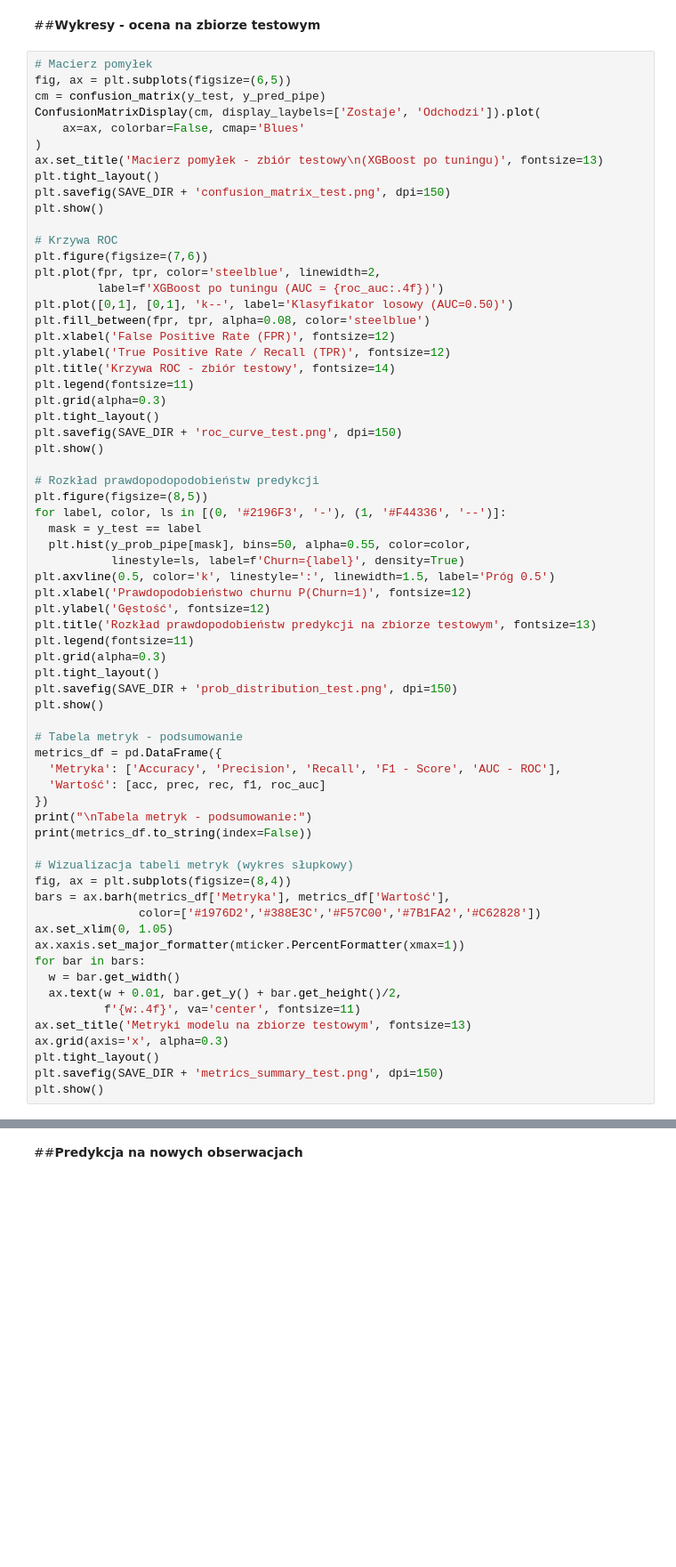
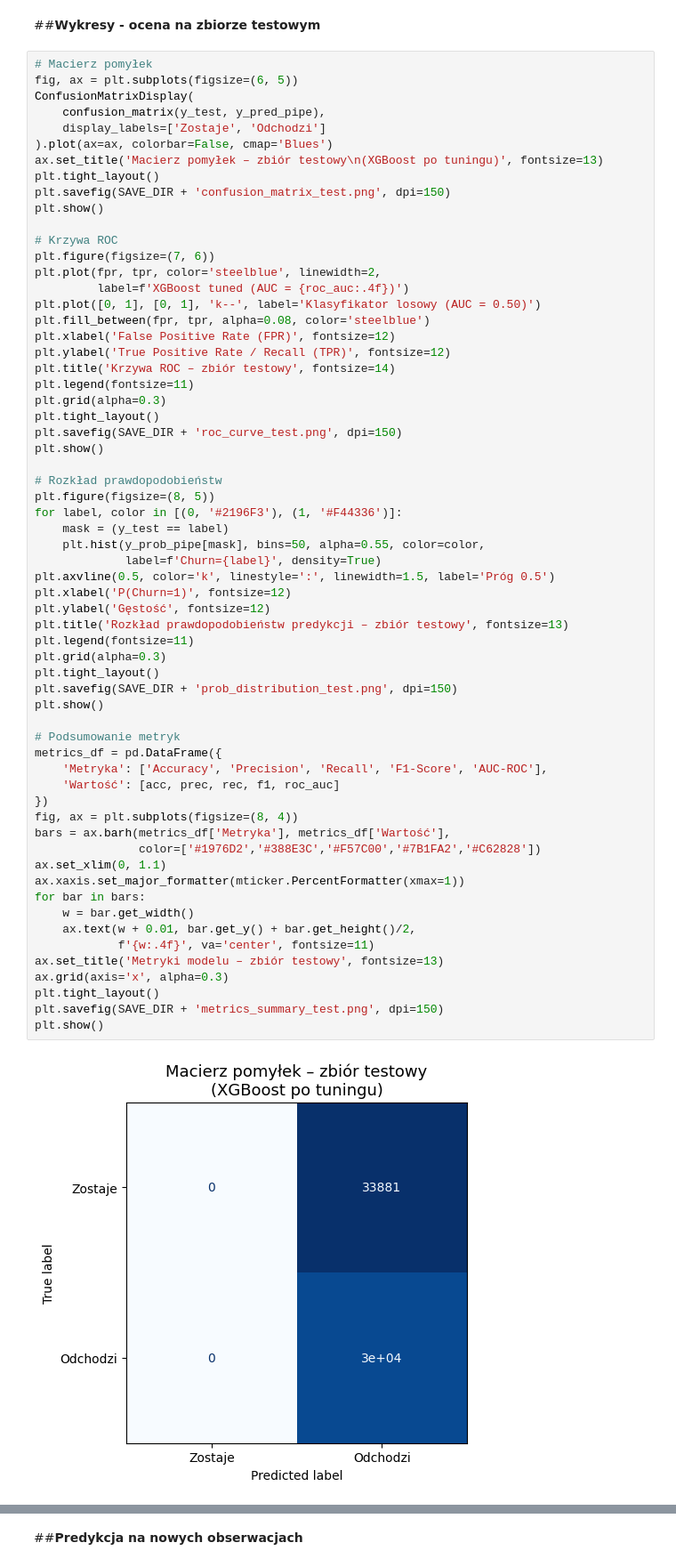
Before and after one commit to weronix123/customer-churn, a Jupyter notebook: churn_projekt.ipynb, the cells around one changed output, grey strips where cells are left out. Shown at 89% size. Cells and saved outputs as stored; diff of their text form; blank space fills up the shorter version.

Commit message:
Kamień Milowy 5: Wdrożenie Modelu - wersja działająca :)

```diff
--- a/churn_projekt.ipynb
+++ b/churn_projekt.ipynb
@@ -589,67 +628,65 @@ Feature names unseen at fit time:
 ##**Wykresy - ocena na zbiorze testowym**
 # %%
 # Macierz pomyłek
-fig, ax = plt.subplots(figsize=(6,5))
-cm = confusion_matrix(y_test, y_pred_pipe)
-ConfusionMatrixDisplay(cm, display_laybels=['Zostaje', 'Odchodzi']).plot(
-    ax=ax, colorbar=False, cmap='Blues'
-)
-ax.set_title('Macierz pomyłek - zbiór testowy\n(XGBoost po tuningu)', fontsize=13)
+fig, ax = plt.subplots(figsize=(6, 5))
+ConfusionMatrixDisplay(
+    confusion_matrix(y_test, y_pred_pipe),
+    display_labels=['Zostaje', 'Odchodzi']
+).plot(ax=ax, colorbar=False, cmap='Blues')
+ax.set_title('Macierz pomyłek – zbiór testowy\n(XGBoost po tuningu)', fontsize=13)
 plt.tight_layout()
 plt.savefig(SAVE_DIR + 'confusion_matrix_test.png', dpi=150)
 plt.show()
 
 # Krzywa ROC
-plt.figure(figsize=(7,6))
+plt.figure(figsize=(7, 6))
 plt.plot(fpr, tpr, color='steelblue', linewidth=2,
-         label=f'XGBoost po tuningu (AUC = {roc_auc:.4f})')
-plt.plot([0,1], [0,1], 'k--', label='Klasyfikator losowy (AUC=0.50)')
+         label=f'XGBoost tuned (AUC = {roc_auc:.4f})')
+plt.plot([0, 1], [0, 1], 'k--', label='Klasyfikator losowy (AUC = 0.50)')
 plt.fill_between(fpr, tpr, alpha=0.08, color='steelblue')
 plt.xlabel('False Positive Rate (FPR)', fontsize=12)
 plt.ylabel('True Positive Rate / Recall (TPR)', fontsize=12)
-plt.title('Krzywa ROC - zbiór testowy', fontsize=14)
+plt.title('Krzywa ROC – zbiór testowy', fontsize=14)
 plt.legend(fontsize=11)
 plt.grid(alpha=0.3)
 plt.tight_layout()
 plt.savefig(SAVE_DIR + 'roc_curve_test.png', dpi=150)
 plt.show()
 
-# Rozkład prawdopodopodobieństw predykcji
-plt.figure(figsize=(8,5))
-for label, color, ls in [(0, '#2196F3', '-'), (1, '#F44336', '--')]:
-  mask = y_test == label
-  plt.hist(y_prob_pipe[mask], bins=50, alpha=0.55, color=color,
-           linestyle=ls, label=f'Churn={label}', density=True)
+# Rozkład prawdopodobieństw
+plt.figure(figsize=(8, 5))
+for label, color in [(0, '#2196F3'), (1, '#F44336')]:
+    mask = (y_test == label)
+    plt.hist(y_prob_pipe[mask], bins=50, alpha=0.55, color=color,
+             label=f'Churn={label}', density=True)
 plt.axvline(0.5, color='k', linestyle=':', linewidth=1.5, label='Próg 0.5')
-plt.xlabel('Prawdopodobieństwo churnu P(Churn=1)', fontsize=12)
+plt.xlabel('P(Churn=1)', fontsize=12)
 plt.ylabel('Gęstość', fontsize=12)
-plt.title('Rozkład prawdopodobieństw predykcji na zbiorze testowym', fontsize=13)
+plt.title('Rozkład prawdopodobieństw predykcji – zbiór testowy', fontsize=13)
 plt.legend(fontsize=11)
 plt.grid(alpha=0.3)
 plt.tight_layout()
 plt.savefig(SAVE_DIR + 'prob_distribution_test.png', dpi=150)
 plt.show()
 
-# Tabela metryk - podsumowanie
+# Podsumowanie metryk
 metrics_df = pd.DataFrame({
-  'Metryka': ['Accuracy', 'Precision', 'Recall', 'F1 - Score', 'AUC - ROC'],
-  'Wartość': [acc, prec, rec, f1, roc_auc]
+    'Metryka': ['Accuracy', 'Precision', 'Recall', 'F1-Score', 'AUC-ROC'],
+    'Wartość': [acc, prec, rec, f1, roc_auc]
 })
-print("\nTabela metryk - podsumowanie:")
-print(metrics_df.to_string(index=False))
-
-# Wizualizacja tabeli metryk (wykres słupkowy)
-fig, ax = plt.subplots(figsize=(8,4))
+fig, ax = plt.subplots(figsize=(8, 4))
 bars = ax.barh(metrics_df['Metryka'], metrics_df['Wartość'],
                color=['#1976D2','#388E3C','#F57C00','#7B1FA2','#C62828'])
-ax.set_xlim(0, 1.05)
+ax.set_xlim(0, 1.1)
 ax.xaxis.set_major_formatter(mticker.PercentFormatter(xmax=1))
 for bar in bars:
-  w = bar.get_width()
-  ax.text(w + 0.01, bar.get_y() + bar.get_height()/2,
-          f'{w:.4f}', va='center', fontsize=11)
-ax.set_title('Metryki modelu na zbiorze testowym', fontsize=13)
+    w = bar.get_width()
+    ax.text(w + 0.01, bar.get_y() + bar.get_height()/2,
+            f'{w:.4f}', va='center', fontsize=11)
+ax.set_title('Metryki modelu – zbiór testowy', fontsize=13)
 ax.grid(axis='x', alpha=0.3)
 plt.tight_layout()
 plt.savefig(SAVE_DIR + 'metrics_summary_test.png', dpi=150)
 plt.show()
+# %% [output]
+[figure, added]
```
Also changed, not shown: parts of 8 cells of this notebook.
